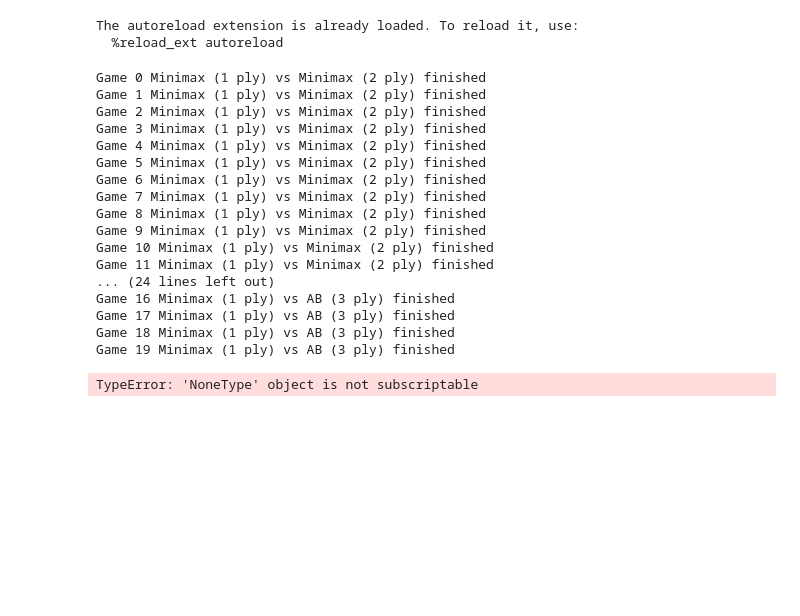
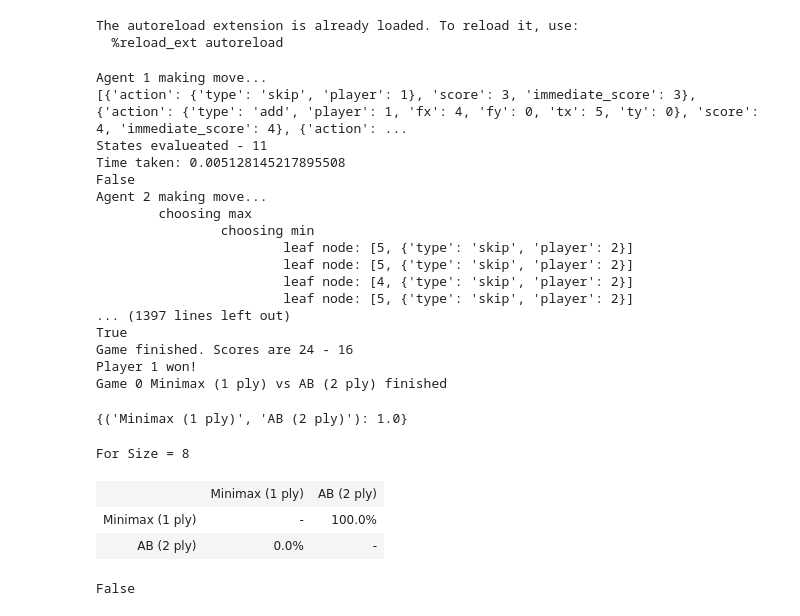
Before and after one commit to iSarCasm/DeepMind_Lab, a Jupyter notebook: benchmarks.ipynb, the cells around one changed output. Cells and saved outputs as stored; diff of their text form; code cells hidden in the pictures; blank space fills up the shorter version.

```diff
--- a/benchmarks.ipynb
+++ b/benchmarks.ipynb
@@ -15,16 +15,16 @@ from state_generator import StateGenerator
 agents = [
 #     [ 'Random', lambda player : RandomAgent(player)],
     [ 'Minimax (1 ply)', lambda player : MinimaxAgent(player, ply=1)],
-    [ 'Minimax (2 ply)', lambda player : MinimaxAgent(player, ply=2)],
+#     [ 'Minimax (2 ply)', lambda player : MinimaxAgent(player, ply=2)],
 #     [ 'Minimax (3 ply)', lambda player : MinimaxAgent(player, ply=3)],
 #     [ 'Minimax (4 ply)', lambda player : MinimaxAgent(player, ply=4)],
 #     [ 'AB (1 ply)', lambda player : AbAgent(player, ply=1)],
-#     [ 'AB (2 ply)', lambda player : AbAgent(player, ply=2)],
-    [ 'AB (3 ply)', lambda player : AbAgent(player, ply=3)],
+    [ 'AB (2 ply)', lambda player : AbAgent(player, ply=2)],
+#     [ 'AB (3 ply)', lambda player : AbAgent(player, ply=3)],
 #     [ 'AB (4 ply)', lambda player : AbAgent(player, ply=4)]
 ]
 
-GAMES = 20
+GAMES = 1
 SIZE = 8
 # %% [output]
 The autoreload extension is already loaded. To reload it, use:
@@ -40,7 +40,7 @@ for a1 in range(len(agents)):
             pl1 = ag1[1](1)
             pl2 = ag2[1](2)
             state = StateGenerator.generate(size = SIZE)
-            results = game.play_game(state, pl1, pl2, debug=False)
+            results = game.play_game(state, pl1, pl2, debug=1)
             print("Game {} {} vs {} finished".format(g, ag1[0], ag2[0]))
 #             print(results)
             if results['winner'] == 1:
@@ -50,43 +50,55 @@ for a1 in range(len(agents)):
 
 stats
 # %% [output]
-Game 0 Minimax (1 ply) vs Minimax (2 ply) finished
-Game 1 Minimax (1 ply) vs Minimax (2 ply) finished
-Game 2 Minimax (1 ply) vs Minimax (2 ply) finished
-Game 3 Minimax (1 ply) vs Minimax (2 ply) finished
-Game 4 Minimax (1 ply) vs Minimax (2 ply) finished
-Game 5 Minimax (1 ply) vs Minimax (2 ply) finished
-Game 6 Minimax (1 ply) vs Minimax (2 ply) finished
-Game 7 Minimax (1 ply) vs Minimax (2 ply) finished
-Game 8 Minimax (1 ply) vs Minimax (2 ply) finished
-Game 9 Minimax (1 ply) vs Minimax (2 ply) finished
-Game 10 Minimax (1 ply) vs Minimax (2 ply) finished
-Game 11 Minimax (1 ply) vs Minimax (2 ply) finished
-... (24 lines left out)
-Game 16 Minimax (1 ply) vs AB (3 ply) finished
-Game 17 Minimax (1 ply) vs AB (3 ply) finished
-Game 18 Minimax (1 ply) vs AB (3 ply) finished
-Game 19 Minimax (1 ply) vs AB (3 ply) finished
+Agent 1 making move...
+[{'action': {'type': 'skip', 'player': 1}, 'score': 3, 'immediate_score': 3}, {'action': {'type': 'add', 'player': 1, 'fx': 4, 'fy': 0, 'tx': 5, 'ty': 0}, 'score': 4, 'immediate_score': 4}, {'action': ...
+States evalueated - 11
+Time taken: 0.005128145217895508
+False
+Agent 2 making move...
+        choosing max
+                choosing min
+                        leaf node: [5, {'type': 'skip', 'player': 2}]
+                        leaf node: [5, {'type': 'skip', 'player': 2}]
+                        leaf node: [4, {'type': 'skip', 'player': 2}]
+                        leaf node: [5, {'type': 'skip', 'player': 2}]
+... (1397 lines left out)
+True
+Game finished. Scores are 24 - 16
+Player 1 won!
+Game 0 Minimax (1 ply) vs AB (2 ply) finished
-TypeError: 'NoneType' object is not subscriptable
+{('Minimax (1 ply)', 'AB (2 ply)'): 1.0}
 # %%
 table = [[' ']]
 for a in agents:
     table[0].append(a[0])
+{'type': 'add', 'player': 2, 'fx': 4, 'fy': 7, 'tx': 5, 'ty': 6}
+False
+{'type': 'add', 'player': 2, 'fx': 4, 'fy': 7, 'tx': 5, 'ty': 6}
+False
 
 
 for a1 in agents:
     table.append([ a1[0] ])
     for a2 in agents:
         result = 0
         if a1 == a2:
             result = '-'
         else:
             if (a1[0], a2[0]) in stats:
                 result = str(round(stats[(a1[0], a2[0])], 4) * 100) + '%'
             elif (a2[0], a1[0]) in stats:
                 result = str(round(1 - stats[(a2[0], a1[0])], 4) * 100) + '%'
 
         table[-1].append(result)
 
 print("For Size = {}".format(SIZE))
 display(HTML(tabulate.tabulate(table, tablefmt='html')))
+{'type': 'add', 'player': 2, 'fx': 4, 'fy': 7, 'tx': 5, 'ty': 6}
+False
+# %% [output]
+For Size = 8
+|  | Minimax (1 ply) | AB (2 ply) |
+| Minimax (1 ply) | - | 100.0% |
+| AB (2 ply) | 0.0% | - |
+False
```
Also changed, not shown: 9 other files.
